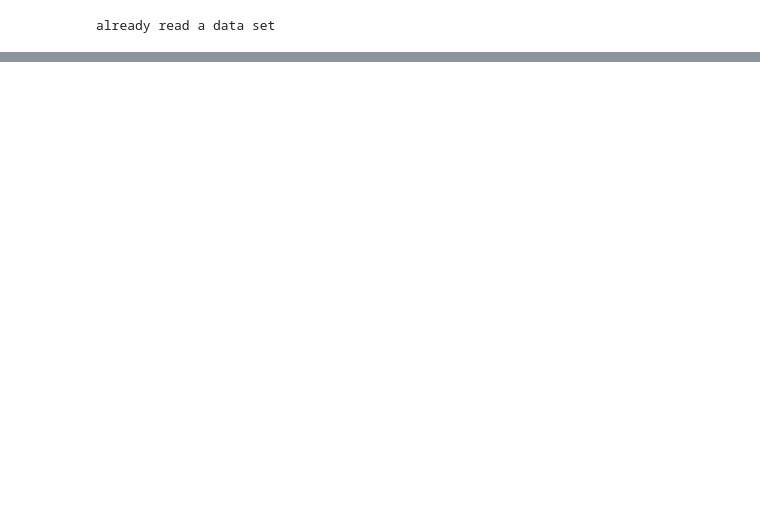
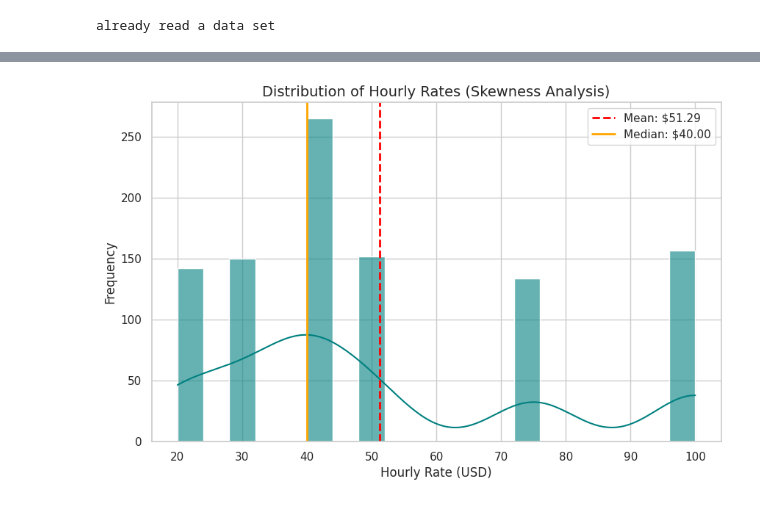
Before and after one commit to NPC39/Cleanzing_Data_Global_Freelancers, a Jupyter notebook: Global_Freelance.ipynb, the cells around one changed output, grey strips where cells are left out. Saved outputs shown, nothing was run; the diff lists cells and outputs as text; code cells hidden in the pictures; blank space fills up the shorter version.

```diff
--- a/Global_Freelance.ipynb
+++ b/Global_Freelance.ipynb
@@ -118,9 +72,0 @@ plt.show()
-# %%
-print("\n7.1 Categorical Variables")
-col_cat = 'gender'
-print(f"gender distribution:")
-counts = df[col_cat].value_counts()
-total = len(df)
-for idx, val in counts.items():
-    percent = (val / total) * 100
-    print(f"{idx}: {val} students ({percent:.1f}%)")
@@ -193,0 +94,47 @@ Interpretation: Mean and median are close, supporting the use of Mean + SD
+# %%
+import pandas as pd
+import numpy as np
+import matplotlib.pyplot as plt
+import seaborn as sns
+
+# 1. โหลดข้อมูลและคลีนคอลัมน์ Hourly Rate (เพื่อให้เป็นตัวเลข)
+df = pd.read_csv('global_freelancers_raw.csv')
+
+def clean_rate(val):
+    if pd.isna(val): return np.nan
+    val = str(val).replace('USD', '').replace('$', '').strip()
+    try:
+        return float(val)
+    except:
+        return np.nan
+
+df['hourly_rate_numeric'] = df['hourly_rate (USD)'].apply(clean_rate)
+# แทนที่ค่าว่างด้วย Median เพื่อไม่ให้ข้อมูลหาย
+df['hourly_rate_numeric'] = df['hourly_rate_numeric'].fillna(df['hourly_rate_numeric'].median())
+
+# 2. ตั้งค่าธีมของกราฟ
+sns.set_theme(style="whitegrid")
+plt.figure(figsize=(10, 6))
+
+# 3. สร้าง Histogram และเส้นโค้ง KDE (Kernel Density Estimate)
+sns.histplot(df['hourly_rate_numeric'], bins=20, kde=True, color='teal', alpha=0.6)
+
+# 4. คำนวณค่าสถิติเพื่อนำมาขีดเส้น
+mean_val = df['hourly_rate_numeric'].mean()
+median_val = df['hourly_rate_numeric'].median()
+
+# 5. เพิ่มเส้น Mean (สีแดง) และ Median (สีส้ม)
+plt.axvline(mean_val, color='red', linestyle='--', linewidth=2, label=f'Mean: ${mean_val:.2f}')
+plt.axvline(median_val, color='orange', linestyle='-', linewidth=2, label=f'Median: ${median_val:.2f}')
+
+# 6. ตกแต่งกราฟ
+plt.title('Distribution of Hourly Rates (Skewness Analysis)', fontsize=14)
+plt.xlabel('Hourly Rate (USD)', fontsize=12)
+plt.ylabel('Frequency', fontsize=12)
+plt.legend() # แสดงคำอธิบายเส้น
+
+# 7. บันทึกรูปภาพหรือแสดงผล
+plt.savefig('hourly_rate_distribution.png')
+plt.show()
+# %% [output]
+[figure, added]
```
Also changed, not shown: parts of 20 cells of this notebook.
